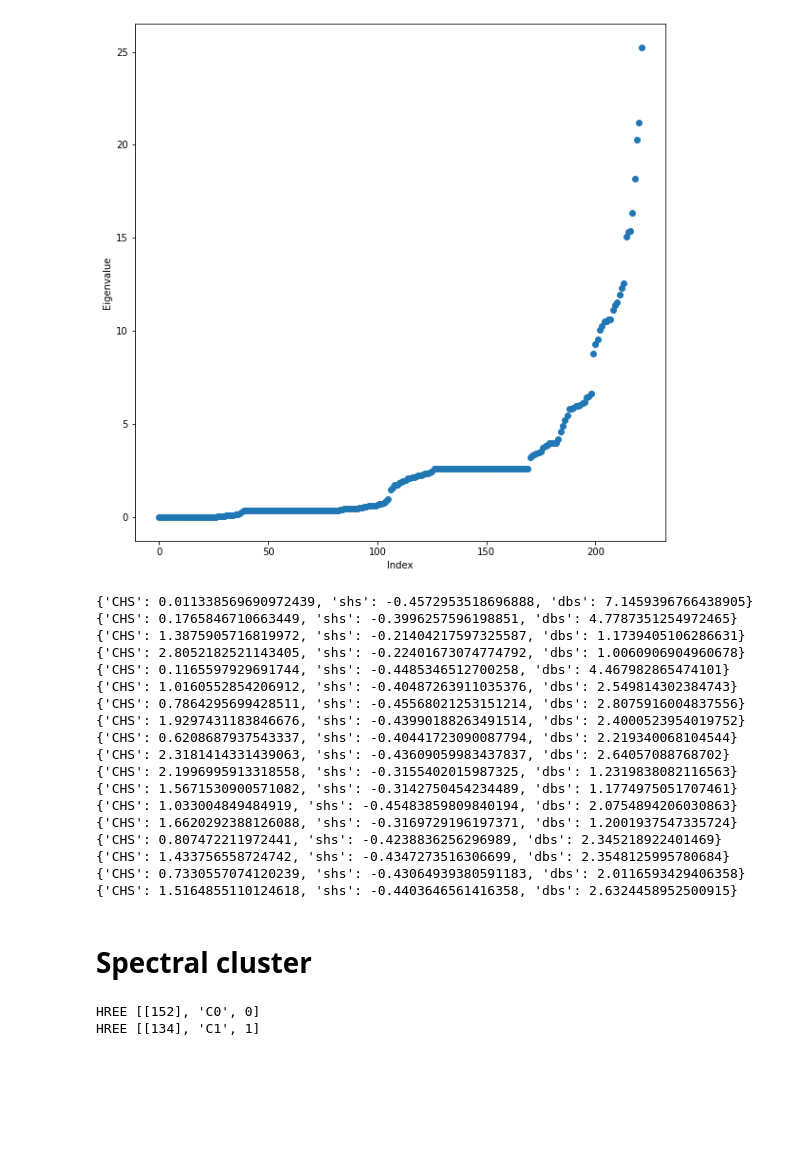
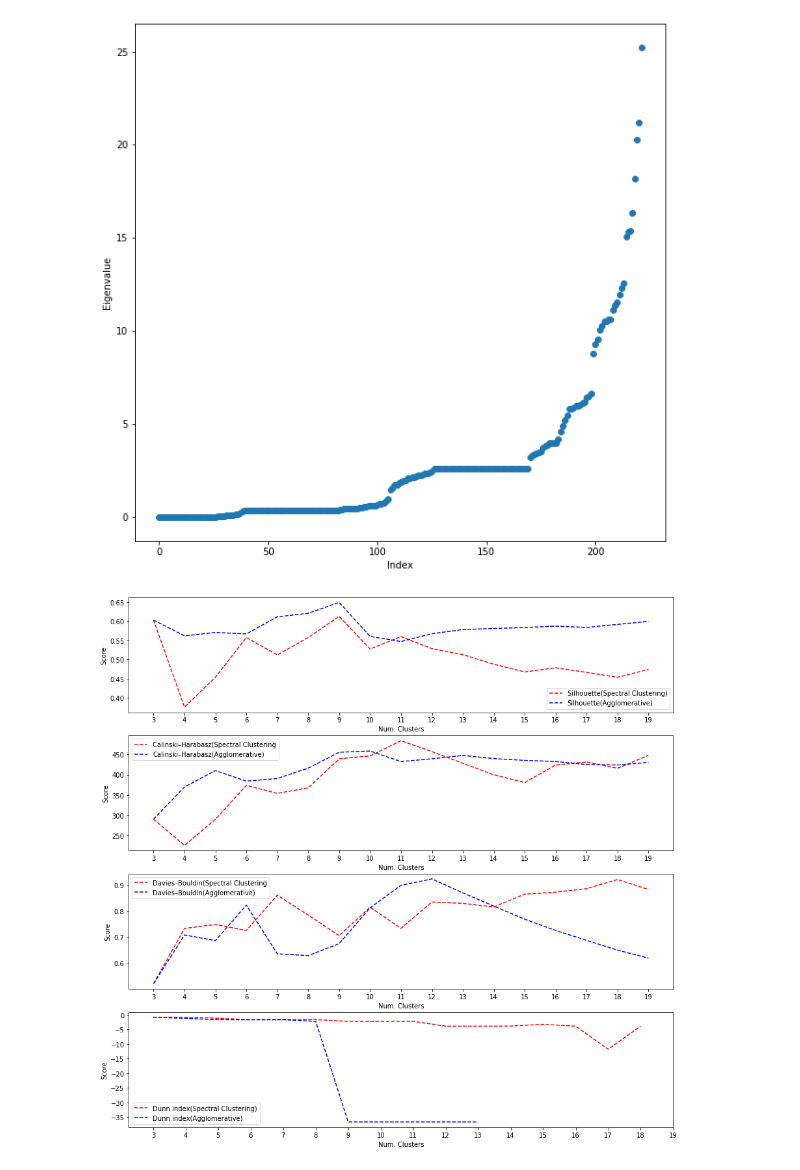
Before and after one commit to nachocodexx/cinvestav-da-clustering, a Jupyter notebook: Untitled.ipynb, the cells around one changed output. Saved outputs shown, nothing was run; the diff lists cells and outputs as text; code cells hidden in the pictures; blank space fills up the shorter version.

```diff
--- a/Untitled.ipynb
+++ b/Untitled.ipynb
@@ -398,33 +381,3 @@ ax.scatter(range(vals.shape[0]),vals)
 # %% [output]
 <matplotlib.collections.PathCollection at 0x...>
 [figure]
-# %%
-n_clusters =list(range(2,20))
-for k in n_clusters:
-    kmeans = KMeans(n_clusters=k)
-    kmeans.fit(vecs[:,1:vals.shape[0]])
-#     kmeans.fit_predict(vecs[:,1:k])
-    l = kmeans.labels_
-    scores = {'CHS':chs(A,l),'shs':shs(A,l),'dbs':dbs(A,l)}
-    print(scores)
-# %% [output]
-{'CHS': 0.011338569690972439, 'shs': -0.4572953518696888, 'dbs': 7.1459396766438905}
-{'CHS': 0.1765846710663449, 'shs': -0.3996257596198851, 'dbs': 4.7787351254972465}
-{'CHS': 1.3875905716819972, 'shs': -0.21404217597325587, 'dbs': 1.1739405106286631}
-{'CHS': 2.8052182521143405, 'shs': -0.22401673074774792, 'dbs': 1.0060906904960678}
-{'CHS': 0.1165597929691744, 'shs': -0.4485346512700258, 'dbs': 4.467982865474101}
-{'CHS': 1.0160552854206912, 'shs': -0.40487263911035376, 'dbs': 2.549814302384743}
-{'CHS': 0.7864295699428511, 'shs': -0.45568021253151214, 'dbs': 2.8075916004837556}
-{'CHS': 1.9297431183846676, 'shs': -0.43990188263491514, 'dbs': 2.4000523954019752}
-{'CHS': 0.6208687937543337, 'shs': -0.40441723090087794, 'dbs': 2.219340068104544}
-{'CHS': 2.3181414331439063, 'shs': -0.43609059983437837, 'dbs': 2.64057088768702}
-{'CHS': 2.1996995913318558, 'shs': -0.3155402015987325, 'dbs': 1.2319838082116563}
-{'CHS': 1.5671530900571082, 'shs': -0.3142750454234489, 'dbs': 1.1774975051707461}
-{'CHS': 1.033004849484919, 'shs': -0.45483859809840194, 'dbs': 2.0754894206030863}
-{'CHS': 1.6620292388126088, 'shs': -0.3169729196197371, 'dbs': 1.2001937547335724}
-{'CHS': 0.807472211972441, 'shs': -0.4238836256296989, 'dbs': 2.345218922401469}
-{'CHS': 1.433756558724742, 'shs': -0.4347273516306699, 'dbs': 2.3548125995780684}
-{'CHS': 0.7330557074120239, 'shs': -0.43064939380591183, 'dbs': 2.0116593429406358}
-{'CHS': 1.5164855110124618, 'shs': -0.4403646561416358, 'dbs': 2.6324458952500915}
-# %% [markdown]
-# Spectral cluster
@@ -482,54 +435,53 @@ def runSC(**kwargs):
             connectivity=A).fit(sX)
         spectralClus = SpectralClustering(n_clusters=k,
                                 n_components=k,
-                                assign_labels=assign_labels[0],
+                                assign_labels=assign_labels[1],
                                 random_state=random_satate[0],
                                 affinity=affinity[1],
                                 eigen_solver=eigen_solvers[0]
-                               ).fit(sX)
+                               ).fit(X)
 #
         spectralClusLabels      = spectralClus.labels_
         agglomerativeClusLabels = agglomerativeClus.labels_
         scUniqueLabels          = np.unique(spectralClusLabels)
         acUniqueLabels          = np.unique(agglomerativeClusLabels)
         if(visualize):
-            scColors =  list(map(lambda x: [np.where(l==x)[0].tolist(),'C'+str(x),x],scUniqueLabels))
+            scColors =  list(map(lambda x: [np.where(spectralClusLabels==x)[0].tolist(),'C'+str(x),x],scUniqueLabels))
             neo4jPlot(scColors)
             input("Continue")
-            agColors =  list(map(lambda x: [np.where(ll==x)[0].tolist(),'C'+str(x),x],acUniqueLabels))
+            agColors =  list(map(lambda x: [np.where(agglomerativeClusLabels==x)[0].tolist(),'C'+str(x),x],acUniqueLabels))
             neo4jPlot(agColors)
             input("Continue")
 
         if(show_scores):
             sillhoutte_scores = (shs(sX,spectralClusLabels), shs(sX,agglomerativeClusLabels))
             calinki_scores =(chs(sX,spectralClusLabels), chs(sX,agglomerativeClusLabels))
             davies_scores  = (dbs(sX,spectralClusLabels),dbs(sX,agglomerativeClusLabels))
             dunIndex_scores   = (dunn(sX,spectralClusLabels), dunn(sX,agglomerativeClusLabels))
             score_results['sh'][0].append(sillhoutte_scores[0])
             score_results['sh'][1].append(sillhoutte_scores[1])
             score_results['ch'][0].append(calinki_scores[0])
             score_results['ch'][1].append(calinki_scores[1])
             score_results['db'][0].append(davies_scores[0])
             score_results['db'][1].append(davies_scores[1])
             score_results['dun'][0].append(dunIndex_scores[0])
             score_results['dun'][1].append(dunIndex_scores[1])
     return score_results
-n_clusters = list(range(2,20))
+n_clusters = list(range(3,20))
 score_names =('sh','ch','db','dun')
 plot_labels = {
     'sh':('Silhouette(Spectral Clustering)','Silhouette(Agglomerative)'),
     'ch':('Calinski–Harabasz(Spectral Clustering','Calinski–Harabasz(Agglomerative)'),
     'db': ('Davies–Bouldin(Spectral Clustering','Davies–Bouldin(Agglomerative)'),
     'dun': ("Dunn index(Spectral Clustering)","Dunn index(Agglomerative)")
 }
 scores     = runSC(X=SPA,
                    n_clusters=n_clusters,
-                   show_scores=False,
-                   visualize=True)
+                   show_scores=True,
+                   visualize=False)
 # print(scores)
-# plotScoresByScoreName(data=scores,labels=plot_labels,score_names=score_names)
-
+plotScoresByScoreName(data=scores,labels=plot_labels,score_names=score_names)
+# plt.savefig('./images/foo_1.jpg')
 plt.show()
 # %% [output]
-HREE [[152], 'C0', 0]
-HREE [[134], 'C1', 1]
+[figure, added]
```
Also changed, not shown: parts of 40 cells of this notebook, 17 other files.
